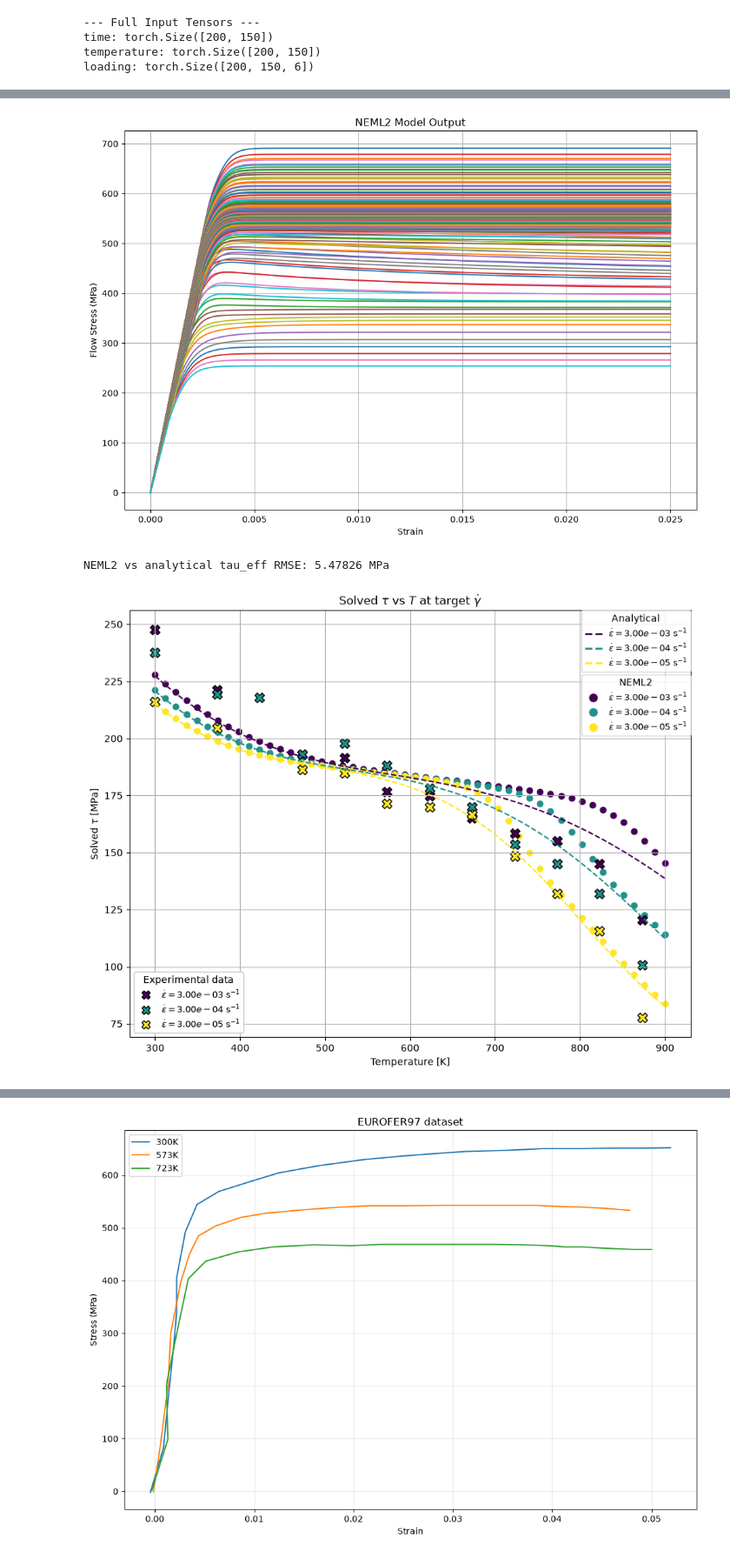
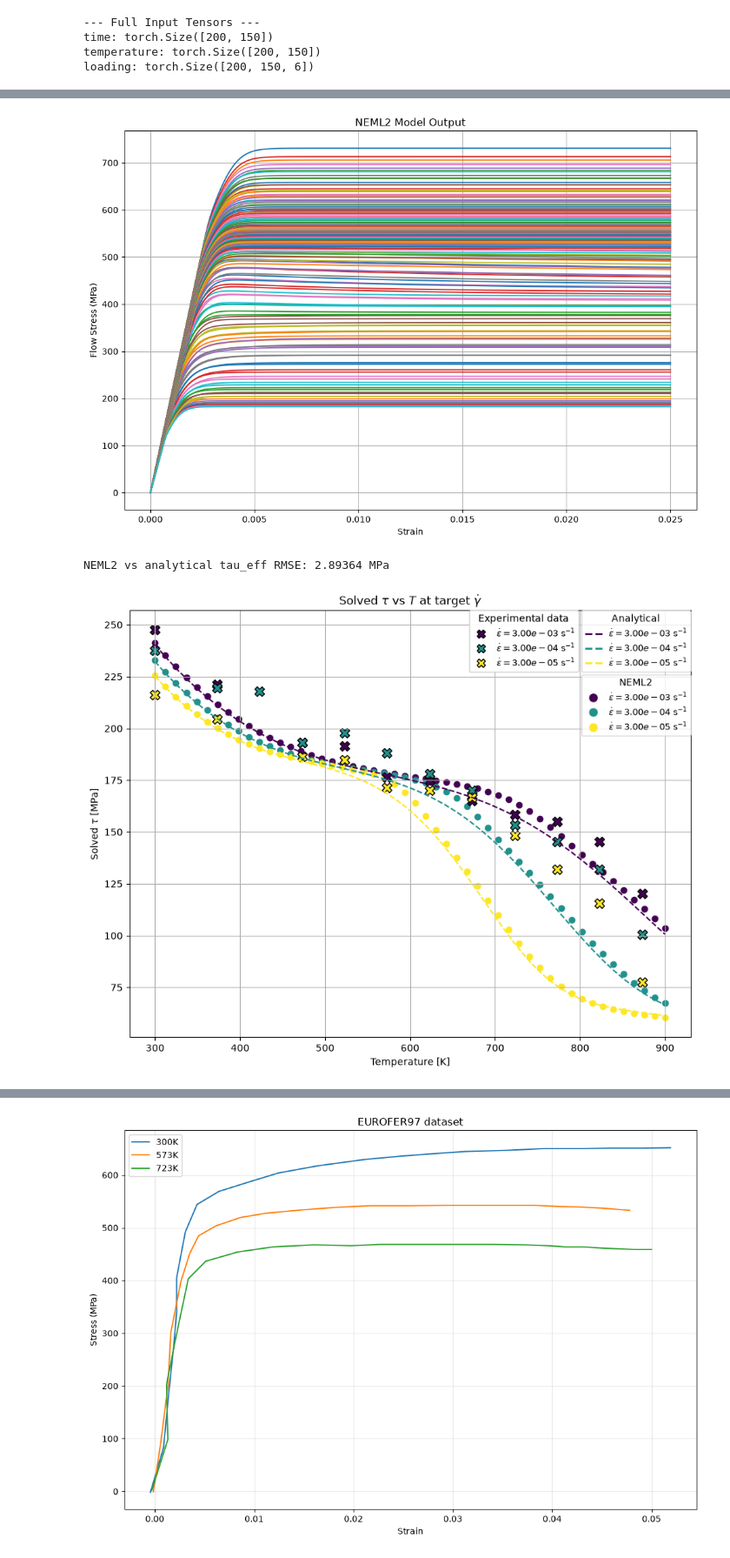
Before and after one commit to ColinMG2/neml2, a Jupyter notebook: cmg_projects/eurofer97_deterministic.ipynb, the cells around one changed output, grey strips where cells are left out. Shown at 87% size. Saved outputs shown, nothing was run; the diff lists cells and outputs as text; code cells hidden in the pictures.

```diff
--- a/cmg_projects/eurofer97_deterministic.ipynb
+++ b/cmg_projects/eurofer97_deterministic.ipynb
@@ -41,7 +41,7 @@ class SolveStrain(torch.nn.Module):
         rtol=1.0e-6,
         atol=1.0e-4,
         initial_rho_m=90.0,
-        initial_tau_ss=105.0,
+        initial_tau_ss=100.0,
     ):
         super().__init__()
         self.discrete_equations = discrete_equations
@@ -206,7 +206,7 @@ d_lath = 0.5
 c_block = 0.3
 d_block = 3.1
 c_PAG = 0.1
-d_PAG = 7.0
+d_PAG = 21.0
 c_MX = 0.3
 d_MX = 1.5
 c_M23C6 = 0.2
@@ -275,7 +275,7 @@ plt.xlabel("Strain")
 plt.ylabel("Flow Stress (MPa)")
 plt.grid()
 # %% [output]
-[figure, old version]
+[figure, new version]
 # %%
 # ============================================================
 # Constants
@@ -296,10 +296,10 @@ w = 25 * a  # microns
 # Screw Velocity Parameters
 # ==========================
 Bk = 6.6e-11  # MPa*s
-tau_p = 380  # MPa
+tau_p = 360  # MPa
 H_0 = 2.17 * eV_to_J  # J
-p = 0.6
-q = 1.95
+p = 0.65
+q = 1.7
 T_0 = 1530.42175  # K
 m_exp = 0.33
 
@@ -313,7 +313,7 @@ d_block = 3.1
 c_packet = 0.0
 d_packet = 1.0
 c_PAG = 0.1
-d_PAG = 7.0
+d_PAG = 21.0
 c_MX = 0.3
 d_MX = 1.5
 c_M23C6 = 0.2
@@ -356,8 +356,8 @@ def Lambda_micro():
 
 
 def t_aging(T_val):
-    Q_a = 1.6 * eV_to_J
-    t_a0 = 7e-9
+    Q_a = 1.24 * eV_to_J
+    t_a0 = 5e-8
     return t_a0 * np.exp(Q_a / (kB * T_val))
 
 
@@ -369,14 +369,14 @@ def t_waiting(gamma_dot, T_val):
 def ss_strengthening(gamma_dot, T_val):
     t_w = t_waiting(gamma_dot, T_val)
     t_a = t_aging(T_val)
-    tau_s0 = 105
-    p_ss = 0.35
+    tau_s0 = 100
+    p_ss = 0.5
     x = (t_w / t_a) ** p_ss
     return tau_s0 * np.exp(-x)
 
 
 def tau_0_of_gdot(gamma_dot, T_val):
-    alpha_a = 0.23
+    alpha_a = 0.2
     L = 1 / (np.sqrt(rho_of_T(T_val)) + Lambda_micro())
     tau_a = alpha_a * G_of_T(T_val) * b / L
     tau_ss = ss_strengthening(gamma_dot, T_val)
@@ -570,36 +570,36 @@ ax.add_artist(legend_neml2)
 
 legend_eurofer = ax.legend(
     handles=eurofer97_handles,
     loc="upper right",
-    bbox_to_anchor=(0.85, 1.0),
+    bbox_to_anchor=(0.80, 1.0),
     fontsize=9,
     title="Experimental data",
     borderaxespad=0.0,
 )
 ax.add_artist(legend_eurofer)
 
 fig.subplots_adjust(right=0.8)
 
 # Evaluate the analytical solution at the exact NEML2 temperatures for a numerical comparison.
 analytical_tau_at_neml2 = np.array(
     [
         solve_tau_for_g_dot(rate / m, temperature_value)
         for rate, temperature_value in zip(batch_rate_np, batch_temperature_np)
     ]
 )
 valid = np.isfinite(analytical_tau_at_neml2) & np.isfinite(neml2_tau_eff_np)
 if np.any(valid):
     rmse = np.sqrt(np.mean((analytical_tau_at_neml2[valid] - neml2_tau_eff_np[valid]) ** 2))
     print(f"NEML2 vs analytical tau_eff RMSE: {rmse:.6g} MPa")
 
 ax.set_xlabel("Temperature [K]")
 ax.set_ylabel(r"Solved $\tau$ [MPa]")
 ax.set_title(r"Solved $\tau$ vs $T$ at target $\dot{\gamma}$")
 ax.grid(True)
 plt.show()
 # %% [output]
-NEML2 vs analytical tau_eff RMSE: 5.47826 MPa
+NEML2 vs analytical tau_eff RMSE: 2.89364 MPa
-[figure, old version]
+[figure, new version]
 # %%
 with torch.no_grad():
     dbg_solver = nonlinear.RecursiveNonlinearEquationSolver(
```
Also changed, not shown: parts of 10 cells of this notebook, 3 other files.
